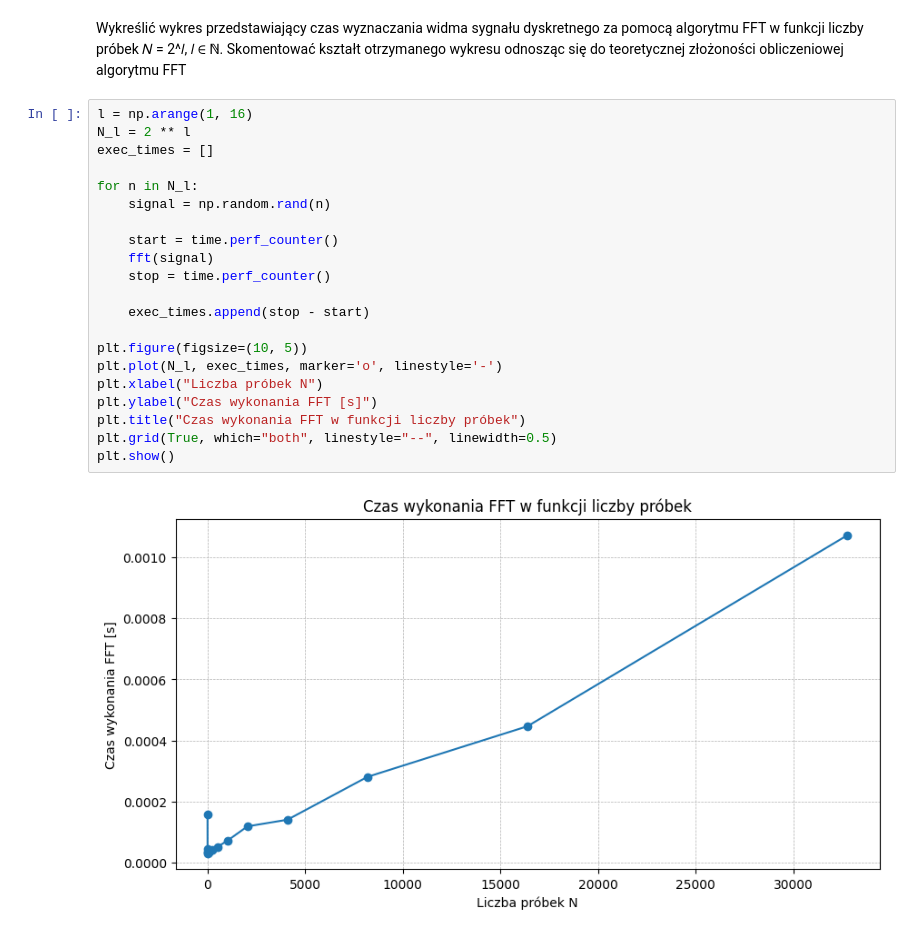
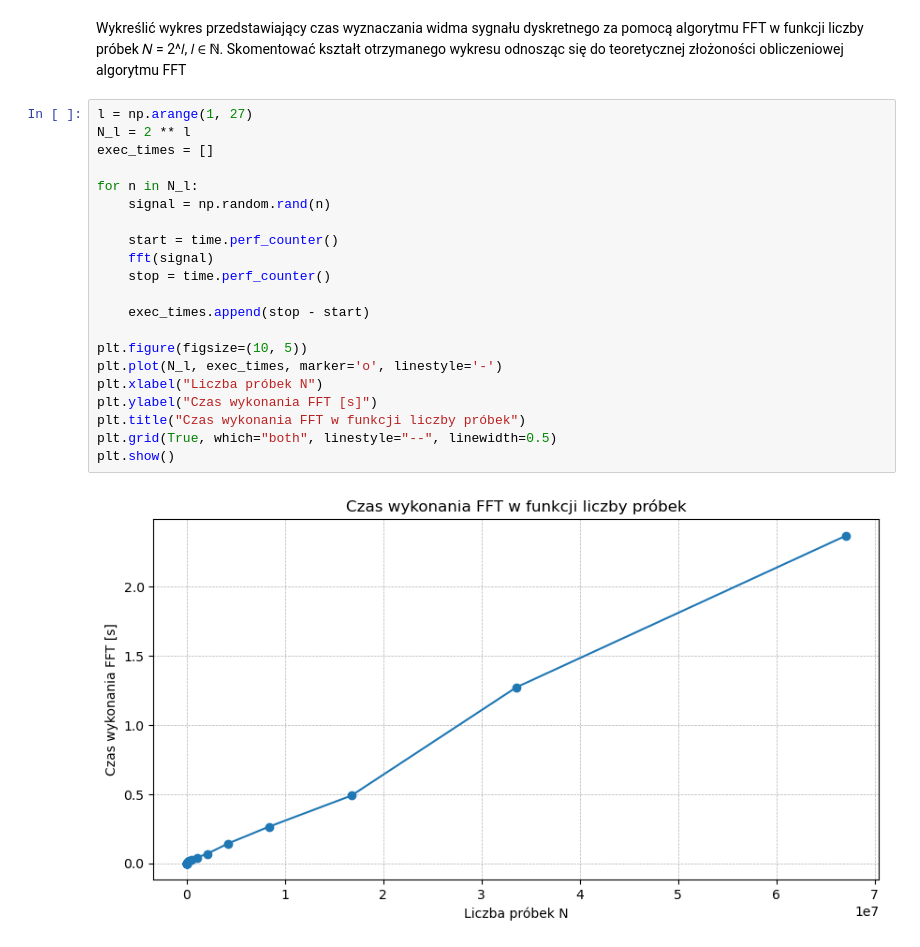
Before and after one commit to Kerciu/WMM_25L, a Jupyter notebook: signals/zad1.ipynb, the cells around one changed output. Drawn from its saved outputs; the diff is of its cells as text.

```diff
--- a/signals/zad1.ipynb
+++ b/signals/zad1.ipynb
@@ -83,25 +92,25 @@ Wykreślić wykres przedstawiający czas wyznaczania widma sygnału dyskretnego
 algorytmu FFT w funkcji liczby próbek 𝑁 = 2^𝑙, 𝑙 ∈ ℕ. Skomentować kształt otrzymanego wykresu
 odnosząc się do teoretycznej złożoności obliczeniowej algorytmu FFT
 # %%
-l = np.arange(1, 16)
+l = np.arange(1, 27)
 N_l = 2 ** l
 exec_times = []
 
 for n in N_l:
     signal = np.random.rand(n)
 
     start = time.perf_counter()
     fft(signal)
     stop = time.perf_counter()
 
     exec_times.append(stop - start)
 
 plt.figure(figsize=(10, 5))
 plt.plot(N_l, exec_times, marker='o', linestyle='-')
 plt.xlabel("Liczba próbek N")
 plt.ylabel("Czas wykonania FFT [s]")
 plt.title("Czas wykonania FFT w funkcji liczby próbek")
 plt.grid(True, which="both", linestyle="--", linewidth=0.5)
 plt.show()
 # %% [output]
-[figure, old version]
+[figure, new version]
```
Also changed, not shown: parts of 2 cells of this notebook.
